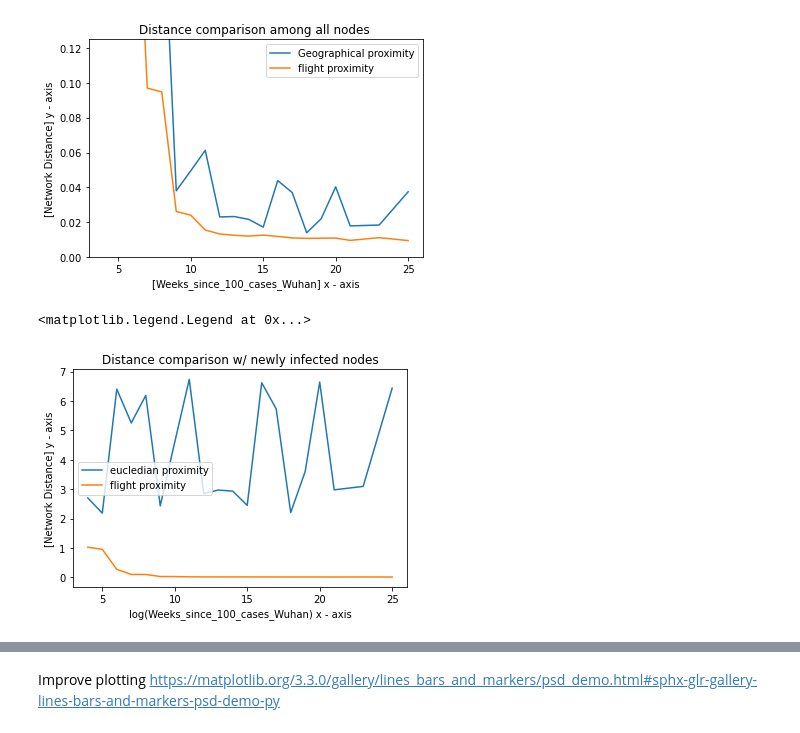
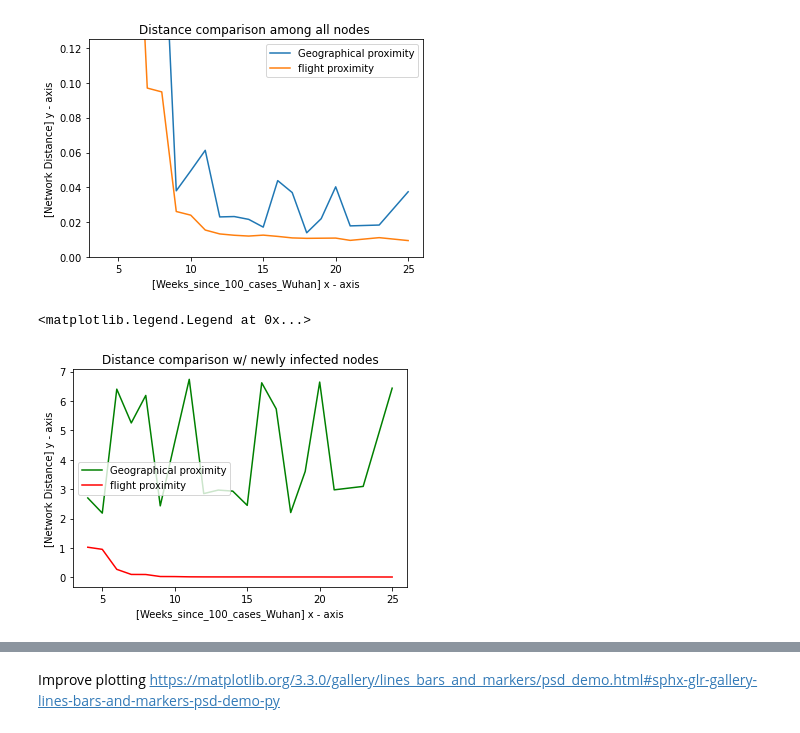
Before and after one commit to jcllobet/MasterThesis, a Jupyter notebook: Distance_Measure_Script.ipynb, the cells around one changed output, grey strips where cells are left out. Drawn from its saved outputs; the diff is of its cells as text; code cells hidden in the pictures.

```diff
--- a/Distance_Measure_Script.ipynb
+++ b/Distance_Measure_Script.ipynb
@@ -258,16 +258,16 @@ plt.legend()
 [figure]
 # %%
 # Proximity line
-plt.plot(new_x_prox, new_y_prox, label = "eucledian proximity")
+plt.plot(new_x_prox, new_y_prox, label = "Geographical proximity", color="green")
 # Flight line
-plt.plot(new_x_prox, new_y_fly, label = "flight proximity")
-plt.xlabel('log(Weeks_since_100_cases_Wuhan) x - axis')
+plt.plot(new_x_prox, new_y_fly, label = "flight proximity", color="red")
+plt.xlabel('[Weeks_since_100_cases_Wuhan] x - axis')
 # Set the y axis label of the current axis.
 plt.ylabel('[Network Distance] y - axis')
 # Set a title of the current axes.
 plt.title('Distance comparison w/ newly infected nodes')
 # show a legend on the plot
 plt.legend()
 # %% [output]
 <matplotlib.legend.Legend at 0x...>
-[figure, old version]
+[figure, new version]
```
Also changed, not shown: parts of 5 cells of this notebook, 3 other files.
